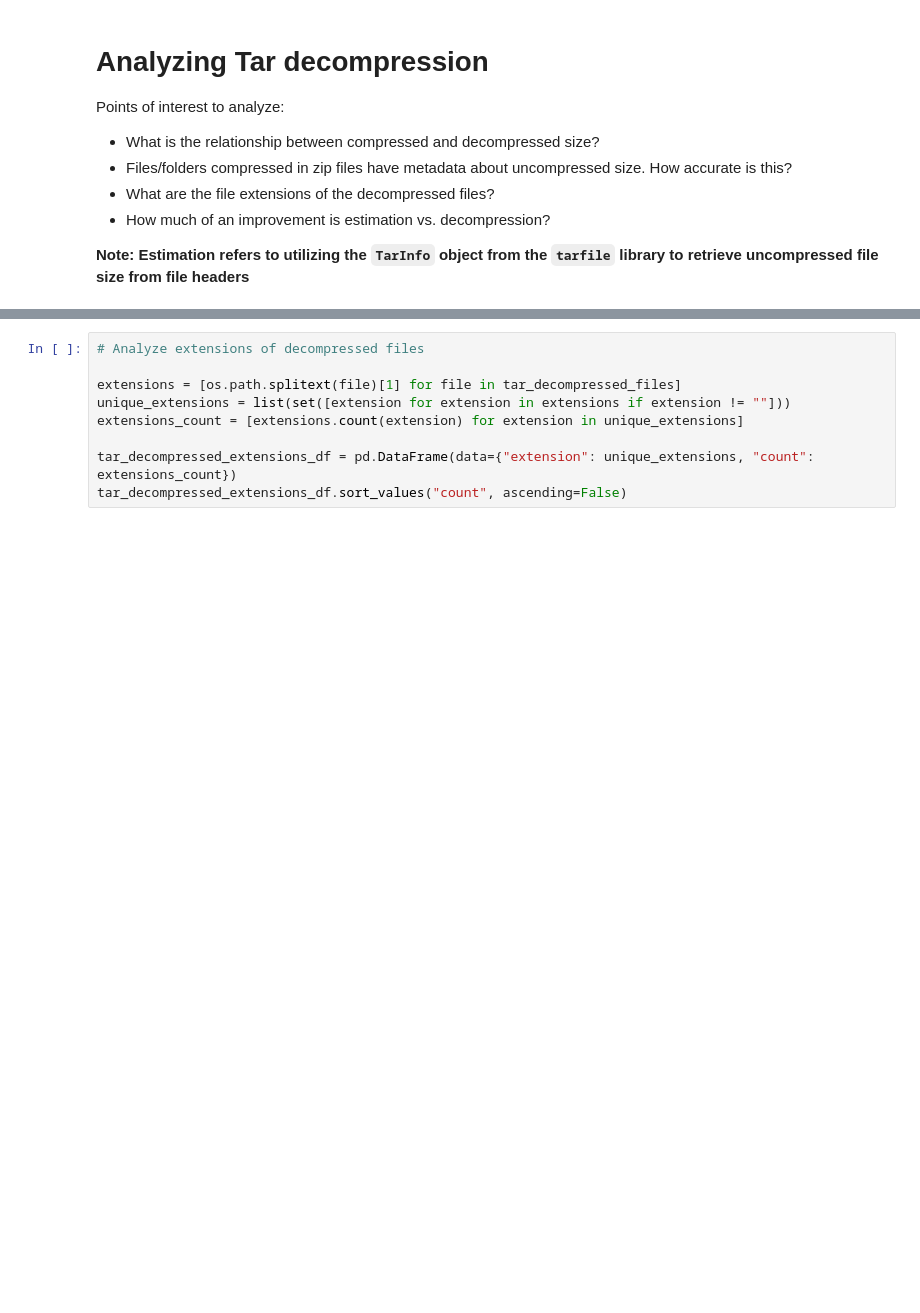
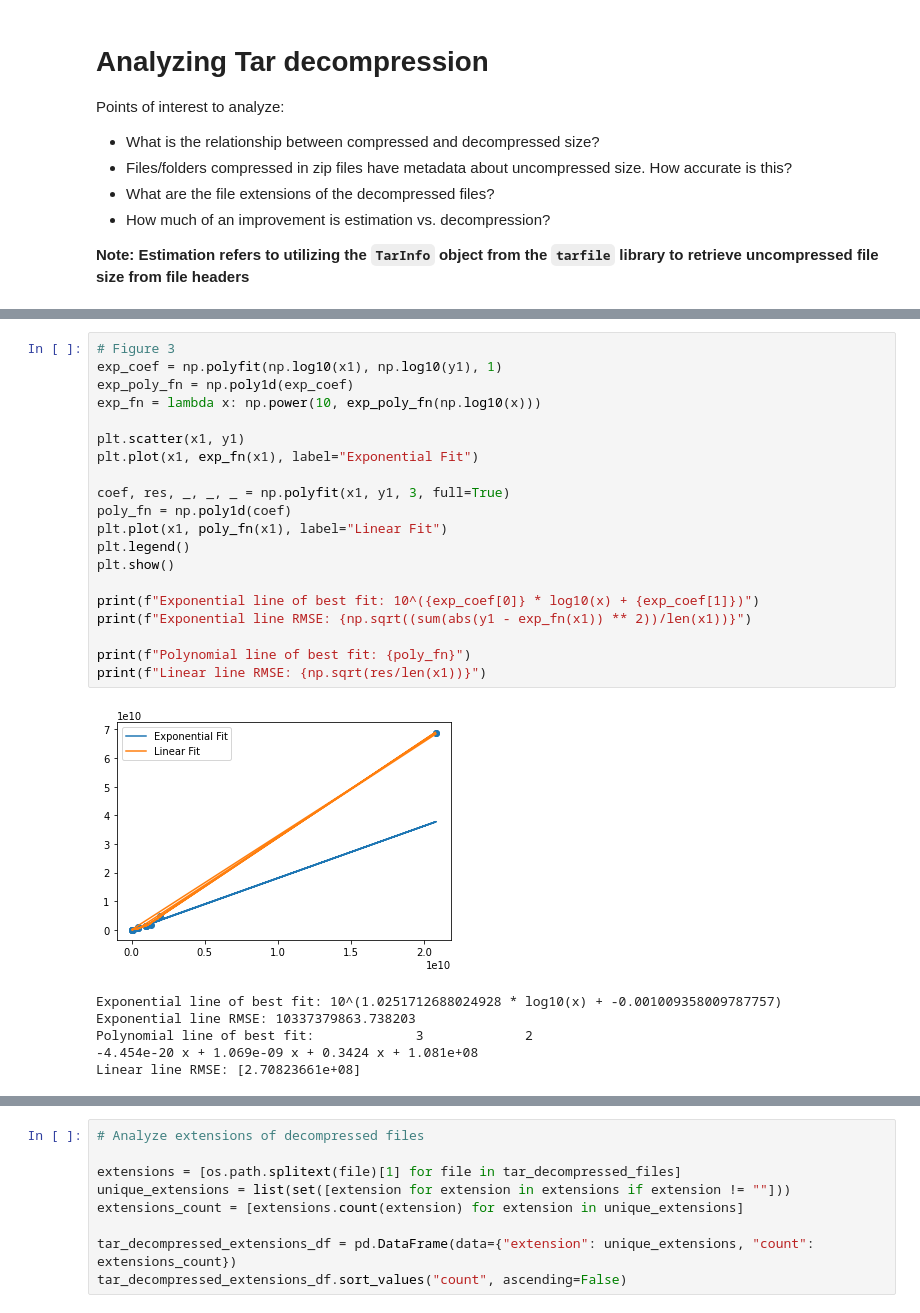
Before and after one commit to xtracthub/abyss, a Jupyter notebook: notebooks/decompression_analysis.ipynb, the cells around one changed output, grey strips where cells are left out. Drawn from its saved outputs; the diff is of its cells as text; blank space fills up the shorter version.

```diff
--- a/notebooks/decompression_analysis.ipynb
+++ b/notebooks/decompression_analysis.ipynb
@@ -301,3 +283,30 @@ Linear line RMSE: [2.71688323e+08]
+# %%
+# Figure 3
+exp_coef = np.polyfit(np.log10(x1), np.log10(y1), 1)
+exp_poly_fn = np.poly1d(exp_coef)
+exp_fn = lambda x: np.power(10, exp_poly_fn(np.log10(x)))
+
+plt.scatter(x1, y1)
+plt.plot(x1, exp_fn(x1), label="Exponential Fit")
+
+coef, res, _, _, _ = np.polyfit(x1, y1, 3, full=True)
+poly_fn = np.poly1d(coef)
+plt.plot(x1, poly_fn(x1), label="Linear Fit")
+plt.legend()
+plt.show()
+
+print(f"Exponential line of best fit: 10^({exp_coef[0]} * log10(x) + {exp_coef[1]})")
+print(f"Exponential line RMSE: {np.sqrt((sum(abs(y1 - exp_fn(x1)) ** 2))/len(x1))}")
+
+print(f"Polynomial line of best fit: {poly_fn}")
+print(f"Linear line RMSE: {np.sqrt(res/len(x1))}")
+# %% [output]
+[figure, added]
+Exponential line of best fit: 10^(1.0251712688024928 * log10(x) + -0.001009358009787757)
+Exponential line RMSE: 10337379863.738203
+Polynomial line of best fit:             3             2
+-4.454e-20 x + 1.069e-09 x + 0.3424 x + 1.081e+08
+Linear line RMSE: [2.70823661e+08]
 # %%
 # Visualize actual decompression size vs. predicted size
 x2 = tar_results_df.decompressed_size
```
Also changed, not shown: parts of 22 cells of this notebook, 18 other files.
